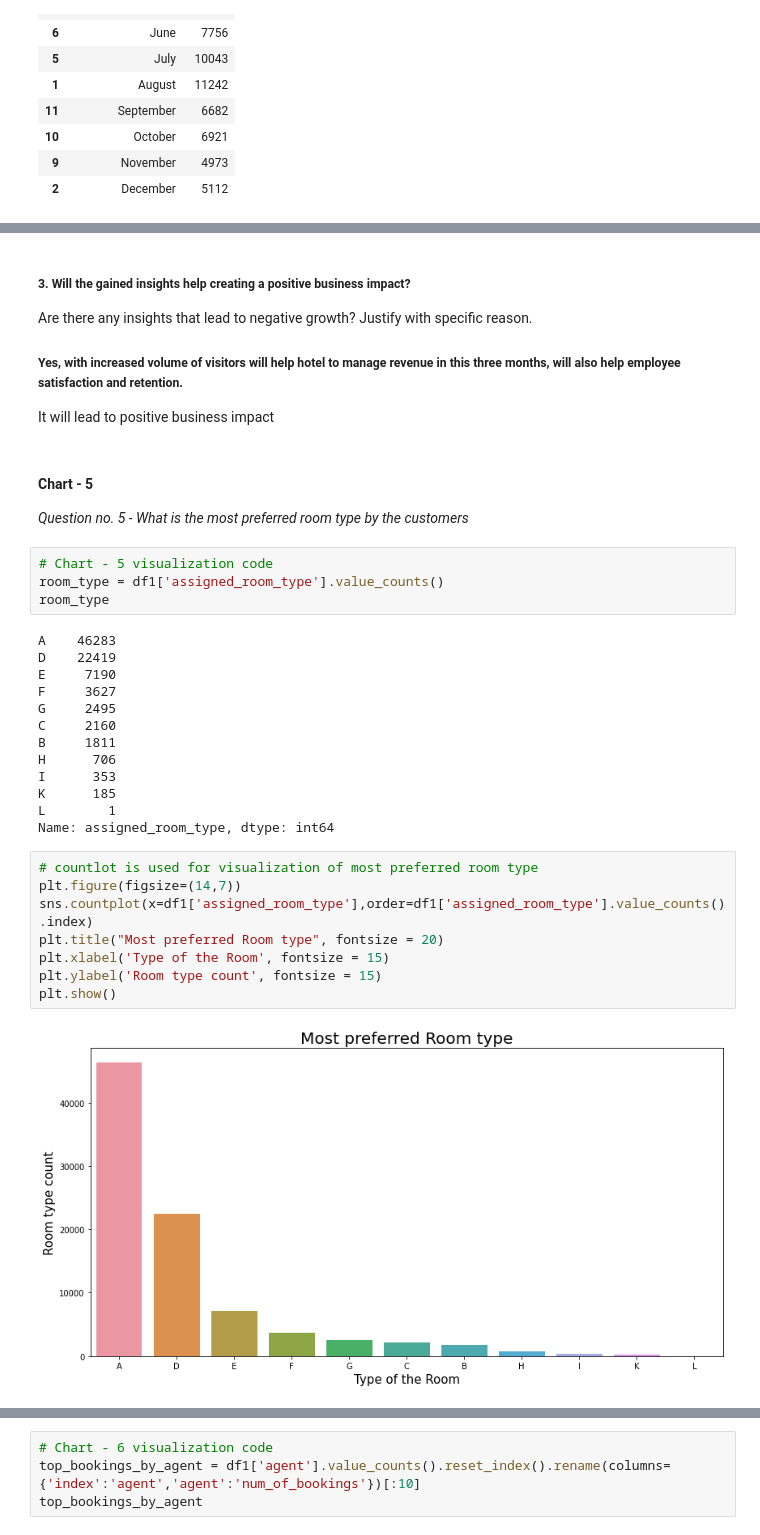
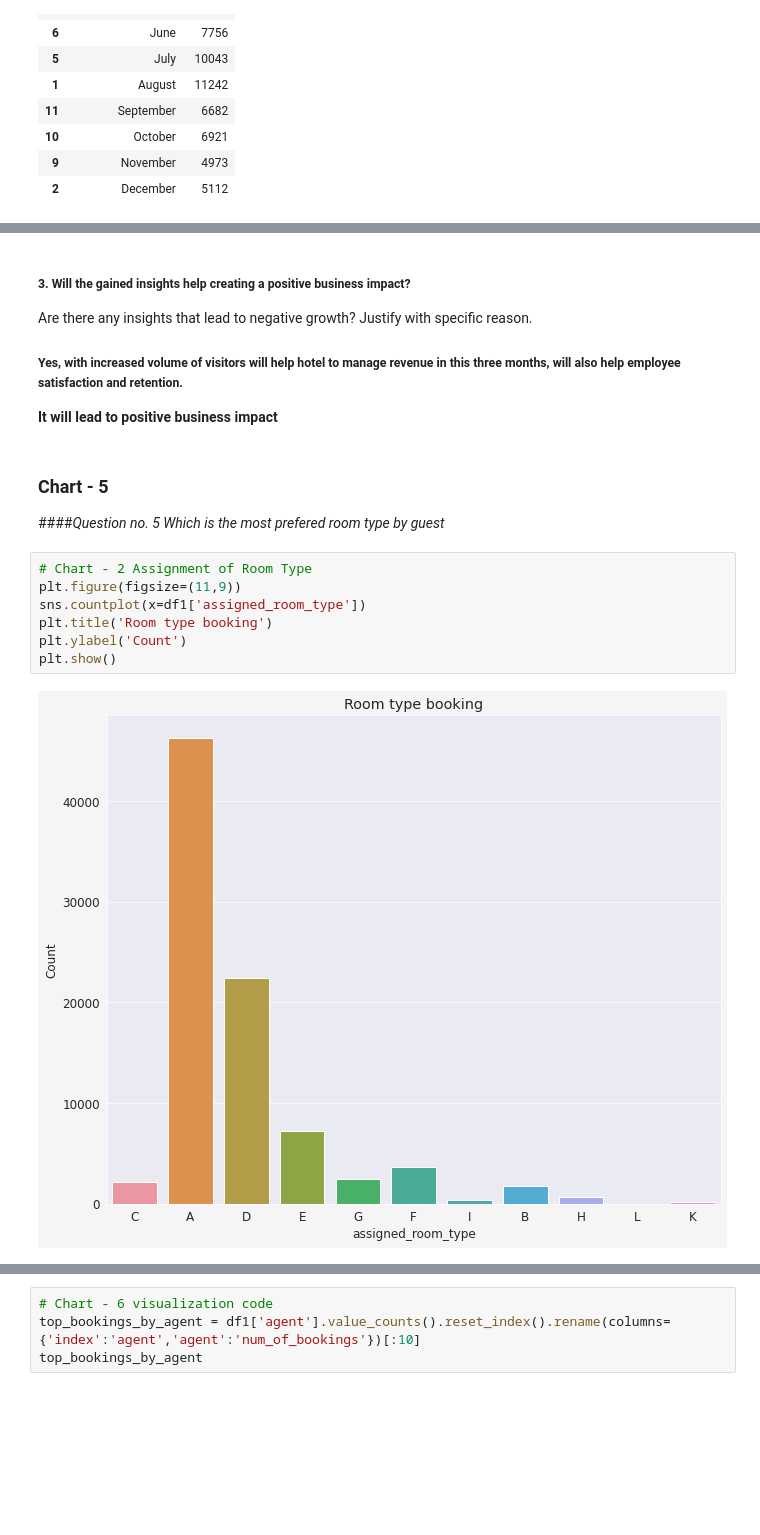
Before and after one commit to abhiwavhal/EDA-HOTEL-BOOKING-ANALYSIS, a Jupyter notebook: Hotel_booking_individual_EDA_Submission.ipynb, the cells around one changed output, grey strips where cells are left out. Drawn from its saved outputs; the diff is of its cells as text; blank space fills up the shorter version.

```diff
--- a/Hotel_booking_individual_EDA_Submission.ipynb
+++ b/Hotel_booking_individual_EDA_Submission.ipynb
@@ -561,37 +591,19 @@ df1['arrival_date_month'].value_counts().plot.pie(autopct='%1.1f%%', shadow=True
 # %% [markdown]
 ##### 3. Will the gained insights help creating a positive business impact?
 Are there any insights that lead to negative growth? Justify with specific reason.
-##### Yes, with increased volume of visitors will help hotel to manage revenue in this three months, will also help employee satisfaction and retention.
-It will lead to positive business impact
+##### **Yes, with increased volume of visitors will help hotel to manage revenue in this three months, will also help employee satisfaction and retention.**
+**It will lead to positive business impact**
 # %% [markdown]
-#### Chart - 5
-*Question no. 5 - What is the most preferred room type by the customers*
+### Chart - 5
+####*Question no. 5 Which is the most prefered room type by guest*
-# %%
-# Chart - 5 visualization code
-room_type = df1['assigned_room_type'].value_counts()
-room_type
-# %% [output]
-A    46283
-D    22419
-E     7190
-F     3627
-G     2495
-C     2160
-B     1811
-H      706
-I      353
-K      185
-L        1
-Name: assigned_room_type, dtype: int64
 # %%
-# countlot is used for visualization of most preferred room type
-plt.figure(figsize=(14,7))
-sns.countplot(x=df1['assigned_room_type'],order=df1['assigned_room_type'].value_counts().index)
-plt.title("Most preferred Room type", fontsize = 20)
-plt.xlabel('Type of the Room', fontsize = 15)
-plt.ylabel('Room type count', fontsize = 15)
+# Chart - 2 Assignment of Room Type
+plt.figure(figsize=(11,9))
+sns.countplot(x=df1['assigned_room_type'])
+plt.title('Room type booking')
+plt.ylabel('Count')
 plt.show()
 # %% [output]
-[figure, old version]
+[figure, new version]
 # %% [markdown]
 ##### 1. Why did you pick the specific chart?
```
Also changed, not shown: parts of 61 cells of this notebook.
